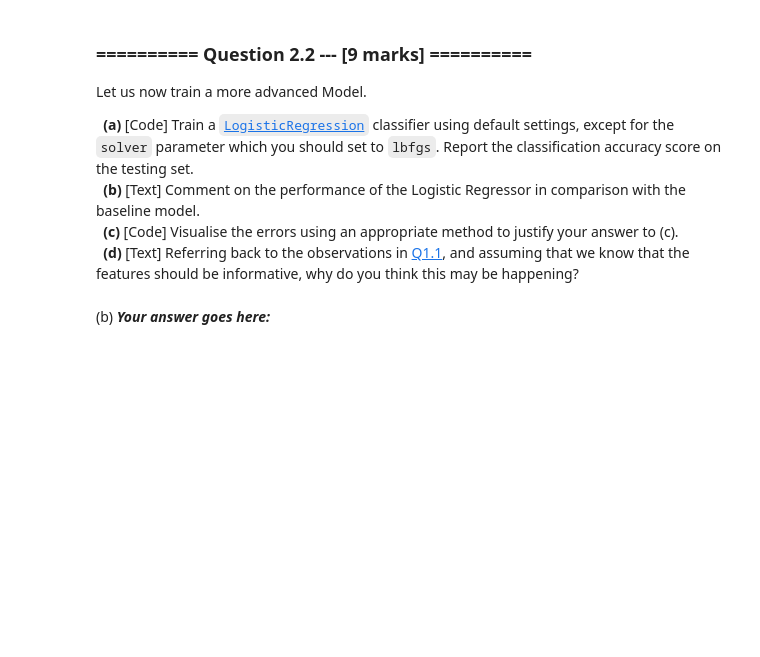
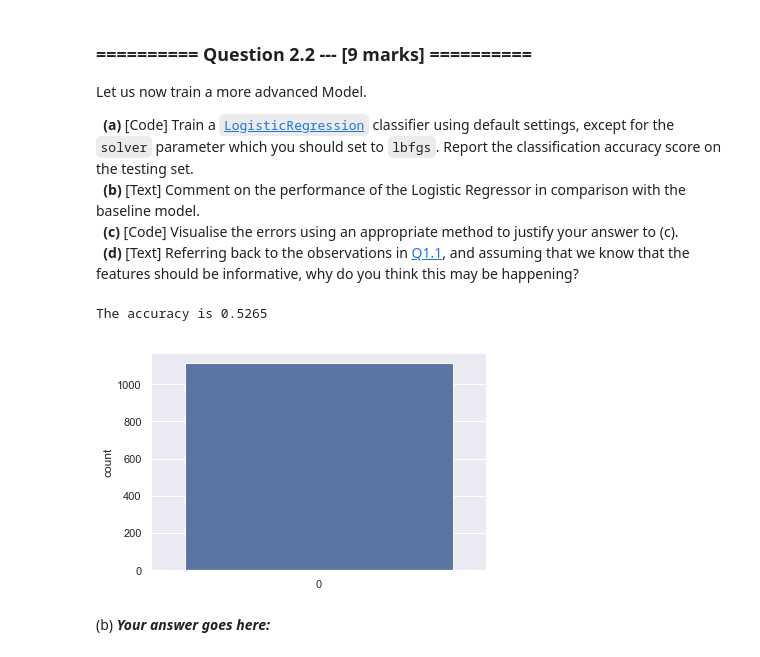
Before and after one commit to aadulan/iaml2018, a Jupyter notebook: Assignments/03_A_ObjectRecognition.ipynb, the cells around one changed output. Cells and saved outputs as stored; diff of their text form; code cells hidden in the pictures; blank space fills up the shorter version.

```diff
--- a/Assignments/03_A_ObjectRecognition.ipynb
+++ b/Assignments/03_A_ObjectRecognition.ipynb
@@ -277,3 +365,15 @@ Let us now train a more advanced Model.
+# %%
+from sklearn.linear_model import LogisticRegression
+
+clf = LogisticRegression(solver ='lbfgs')
+clf.fit(X_train, y_train)
+clf_acc = clf.score(X_test,y_test)
+
+sns.countplot(clf.predict(X_test))
+print('The accuracy is %.4f' % clf_acc)
+# %% [output]
+The accuracy is 0.5265
+[figure, added]
 # %% [markdown]
 (b) ***Your answer goes here:***
 # %%
```
Also changed, not shown: parts of 11 cells of this notebook.
